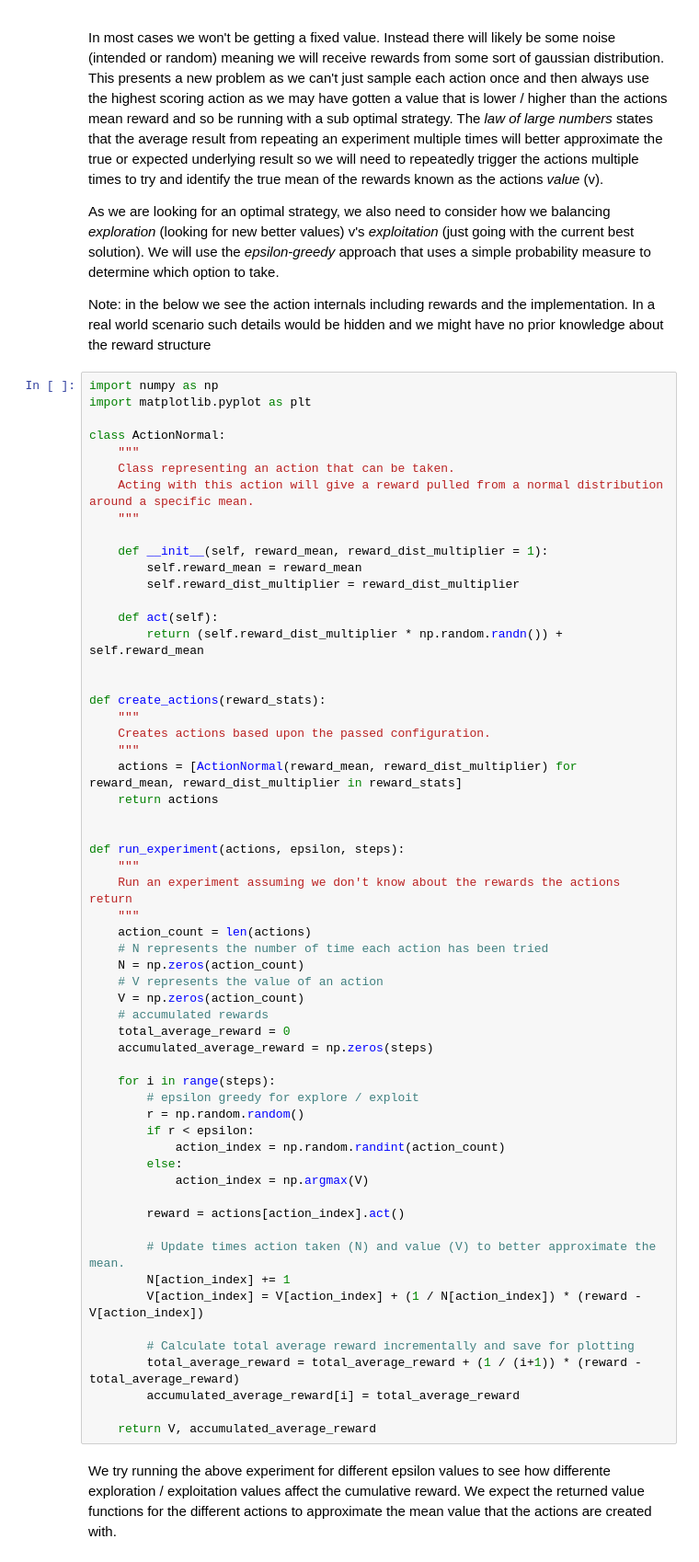
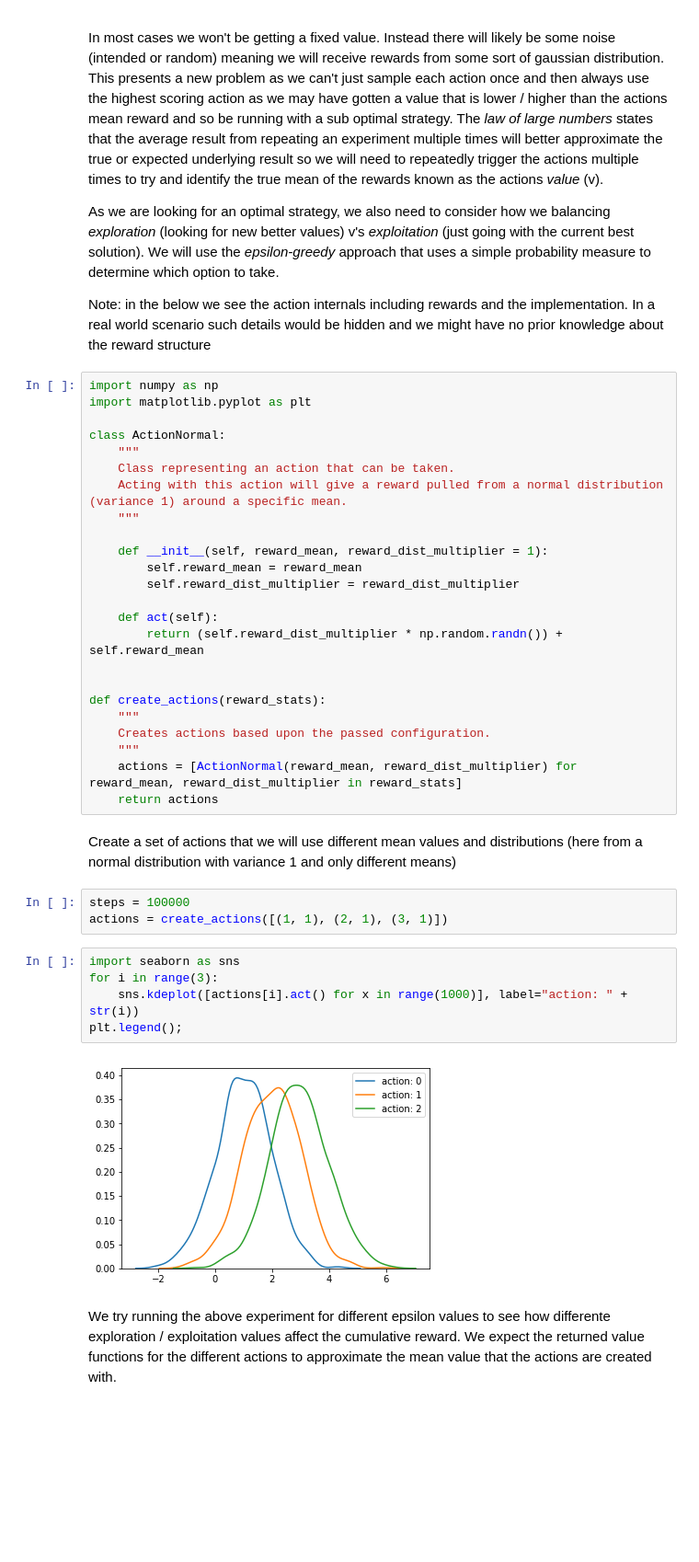
Before and after one commit to FlipWebApps/DataScience, a Jupyter notebook: ReinforcementLearning/MultiArmedBandit.ipynb, the cells around one changed output. Shown: that part at 92% size. Drawn from its saved outputs; the diff is of its cells as text; blank space fills up the shorter version.

```diff
--- a/ReinforcementLearning/MultiArmedBandit.ipynb
+++ b/ReinforcementLearning/MultiArmedBandit.ipynb
@@ -73,7 +75,7 @@ import matplotlib.pyplot as plt
 class ActionNormal:
     """
     Class representing an action that can be taken.
-    Acting with this action will give a reward pulled from a normal distribution around a specific mean.
+    Acting with this action will give a reward pulled from a normal distribution (variance 1) around a specific mean.
     """
 
     def __init__(self, reward_mean, reward_dist_multiplier = 1):
@@ -90,39 +92,17 @@ def create_actions(reward_stats):
     """
     actions = [ActionNormal(reward_mean, reward_dist_multiplier) for reward_mean, reward_dist_multiplier in reward_stats]
     return actions
-
-
-def run_experiment(actions, epsilon, steps):
-    """
-    Run an experiment assuming we don't know about the rewards the actions return
-    """
-    action_count = len(actions)
-    # N represents the number of time each action has been tried
-    N = np.zeros(action_count)
-    # V represents the value of an action
-    V = np.zeros(action_count)
-    # accumulated rewards
-    total_average_reward = 0
-    accumulated_average_reward = np.zeros(steps)
-
-    for i in range(steps):
-        # epsilon greedy for explore / exploit
-        r = np.random.random()
-        if r < epsilon:
-            action_index = np.random.randint(action_count)
-        else:
-            action_index = np.argmax(V)
-
-        reward = actions[action_index].act()
-
-        # Update times action taken (N) and value (V) to better approximate the mean.
-        N[action_index] += 1
-        V[action_index] = V[action_index] + (1 / N[action_index]) * (reward - V[action_index])
-
-        # Calculate total average reward incrementally and save for plotting
-        total_average_reward = total_average_reward + (1 / (i+1)) * (reward - total_average_reward)
-        accumulated_average_reward[i] = total_average_reward
-
-    return V, accumulated_average_reward
+# %% [markdown]
+Create a set of actions that we will use different mean values and distributions (here from a normal distribution with variance 1 and only different means)
+# %%
+steps = 100000
+actions = create_actions([(1, 1), (2, 1), (3, 1)])
+# %%
+import seaborn as sns
+for i in range(3):
+    sns.kdeplot([actions[i].act() for x in range(1000)], label="action: " + str(i))
+plt.legend();
+# %% [output]
+[figure, added]
 # %% [markdown]
 We try running the above experiment for different epsilon values to see how differente exploration / exploitation values affect the cumulative reward. We expect the returned value functions for the different actions to approximate the mean value that the actions are created with.
```
Also changed, not shown: parts of 21 cells of this notebook, 1 other file.
